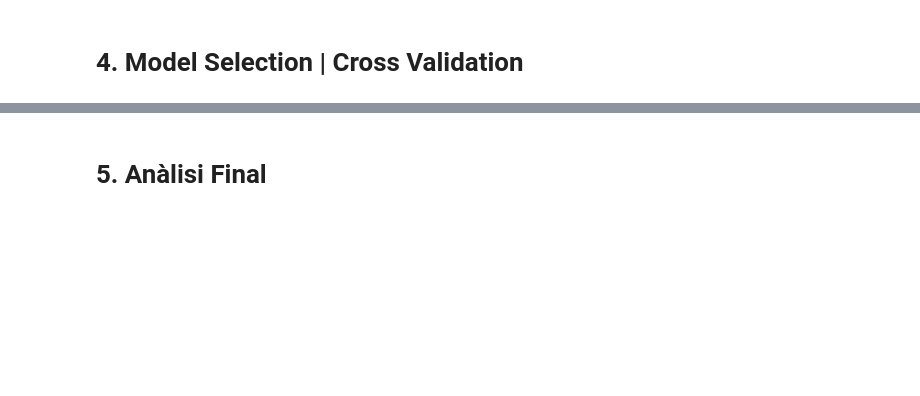
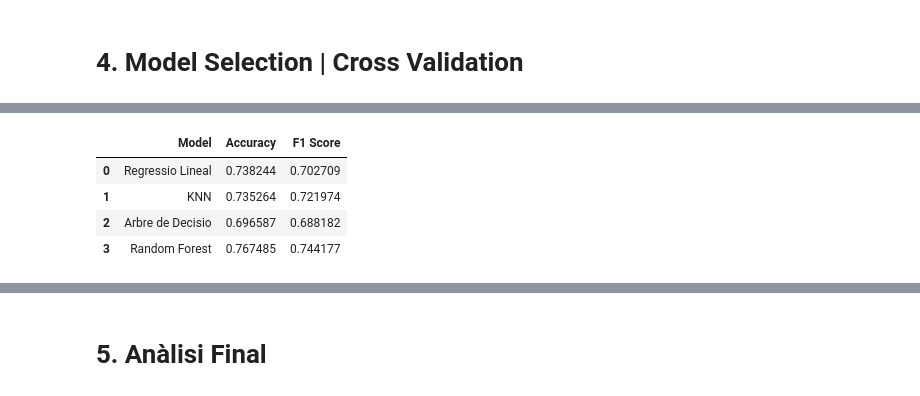
Before and after one commit to laranyeta/APC-Kaggle, a Jupyter notebook: APC_Kaggle_SpotifySongAttributes.ipynb, the cells around one changed output, grey strips where cells are left out. Cells and saved outputs as stored; diff of their text form; code cells hidden in the pictures; blank space fills up the shorter version.

Commit message:
S'ha afegit explicació + accuracy + anàlisi final

```diff
--- a/APC_Kaggle_SpotifySongAttributes.ipynb
+++ b/APC_Kaggle_SpotifySongAttributes.ipynb
@@ -382,6 +409,6 @@ Files imputades:
 # %%
-def preprocessing_split(df):
-    X_train, X_test, y_train, y_test= afegir_artist_likes(df)
+def preprocessing_split(X_train, X_test):
+    X_train, X_test, y_train, y_test= afegir_Nlikes(X_train, X_test)
     X_train,X_test= normalitzar(X_train, X_test)
     X_train,X_test=agrupar(X_train, X_test)
     X_test=imputacio(X_train, X_test)
@@ -404,0 +485,46 @@ def preprocessing_split(df):
+# %%
+nouDF=df.copy()
+nouDF= nouDF.drop('song_title',axis=1)
+
+rl = LogisticRegression(max_iter=1000)
+knn = KNeighborsClassifier()
+tree = DecisionTreeClassifier(random_state=42)
+rf = RandomForestClassifier(random_state=42)
+
+models = {'Regressio Lineal': rl,
+          'KNN': knn,
+          'Arbre de Decisio': tree,
+          'Random Forest': rf }
+
+resultats = {model: {'Accuracy': [], 'F1 Score': []} for model in models.keys()}
+
+kfold = KFold(n_splits=5, shuffle=True, random_state=42)
+
+for train_idx, test_idx in kfold.split(nouDF):
+    X_train, X_test = nouDF.iloc[train_idx].copy(), nouDF.iloc[test_idx].copy()
+    X_train, X_test, y_train, y_test = preprocessing_split(X_train, X_test)
+
+    for nom_model, model in models.items():
+        model.fit(X_train, y_train)
+
+        y_pred = model.predict(X_test)
+        acc = accuracy_score(y_test, y_pred)
+        f1 = f1_score(y_test, y_pred)
+        resultats[nom_model]['Accuracy'].append(acc)
+        resultats[nom_model]['F1 Score'].append(f1)
+
+for nom_model, model in models.items():
+    resultats[nom_model]['Accuracy'] = statistics.mean(resultats[nom_model]['Accuracy'])
+    resultats[nom_model]['F1 Score'] = statistics.mean(resultats[nom_model]['F1 Score'])
+
+resultats_df = pd.DataFrame(
+    [{'Model': model, 'Accuracy': metrics['Accuracy'], 'F1 Score': metrics['F1 Score']}
+     for model, metrics in resultats.items()]
+)
+resultats_df
+# %% [output]
+|  | Model | Accuracy | F1 Score |
+| 0 | Regressio Lineal | 0.738244 | 0.702709 |
+| 1 | KNN | 0.735264 | 0.721974 |
+| 2 | Arbre de Decisio | 0.696587 | 0.688182 |
+| 3 | Random Forest | 0.767485 | 0.744177 |
```
Also changed, not shown: parts of 37 cells of this notebook.
